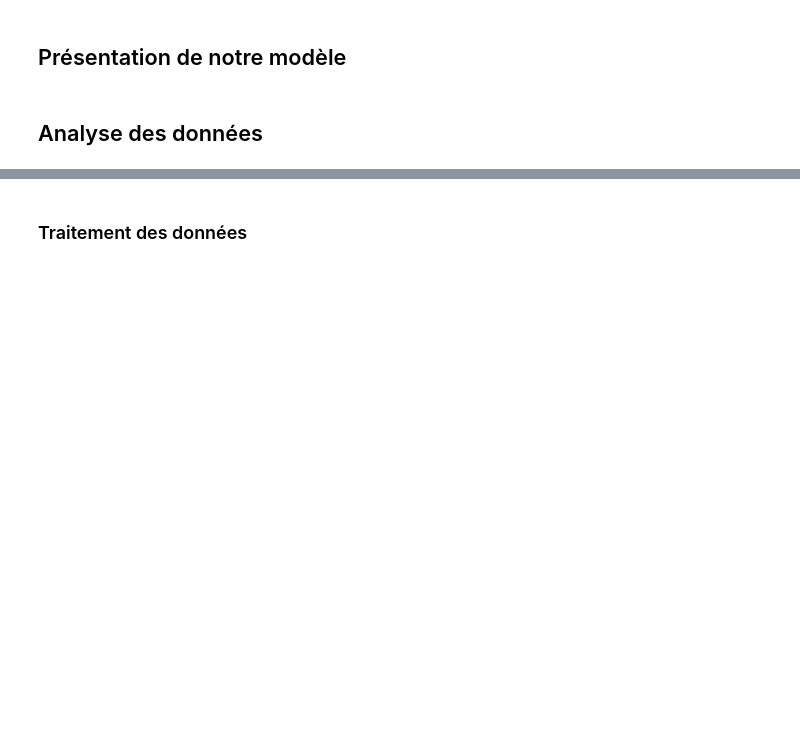
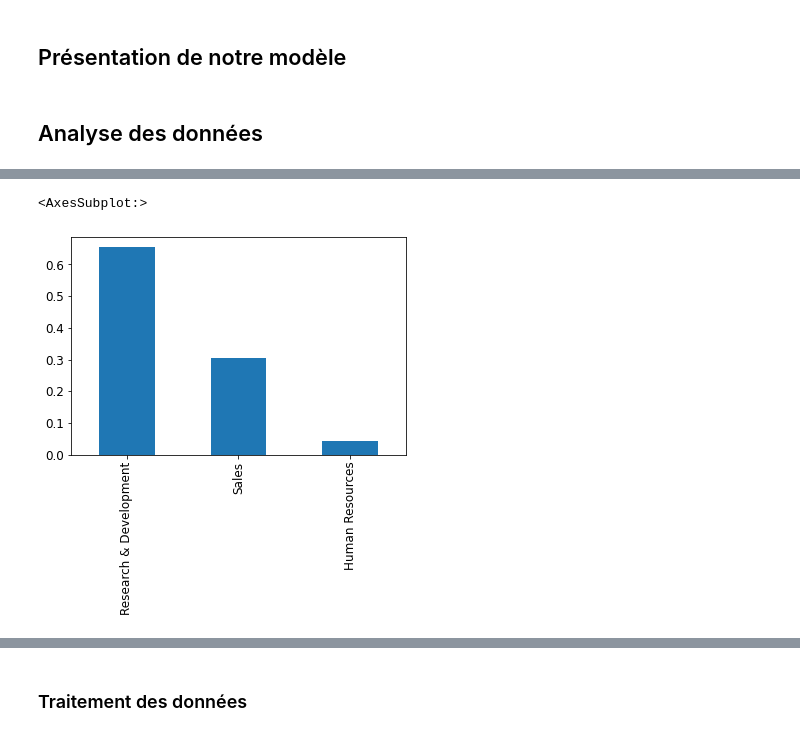
Before and after one commit to atarte/artificial_intelligence, a Jupyter notebook: Presentation.ipynb, the cells around one changed output, grey strips where cells are left out. Cells and saved outputs as stored; diff of their text form; code cells hidden in the pictures; blank space fills up the shorter version.

```diff
--- a/Presentation.ipynb
+++ b/Presentation.ipynb
@@ -12,0 +38,5 @@ Groupe 5: Catarina Silva Roriz, Yusong Zhang, Valentin Malhas, Antoine Tarte
+# %%
+general.Department.value_counts(normalize=True).plot(kind='bar')
+# %% [output]
+<AxesSubplot:>
+[figure, added]
```
Also changed, not shown: parts of 6 cells of this notebook.
